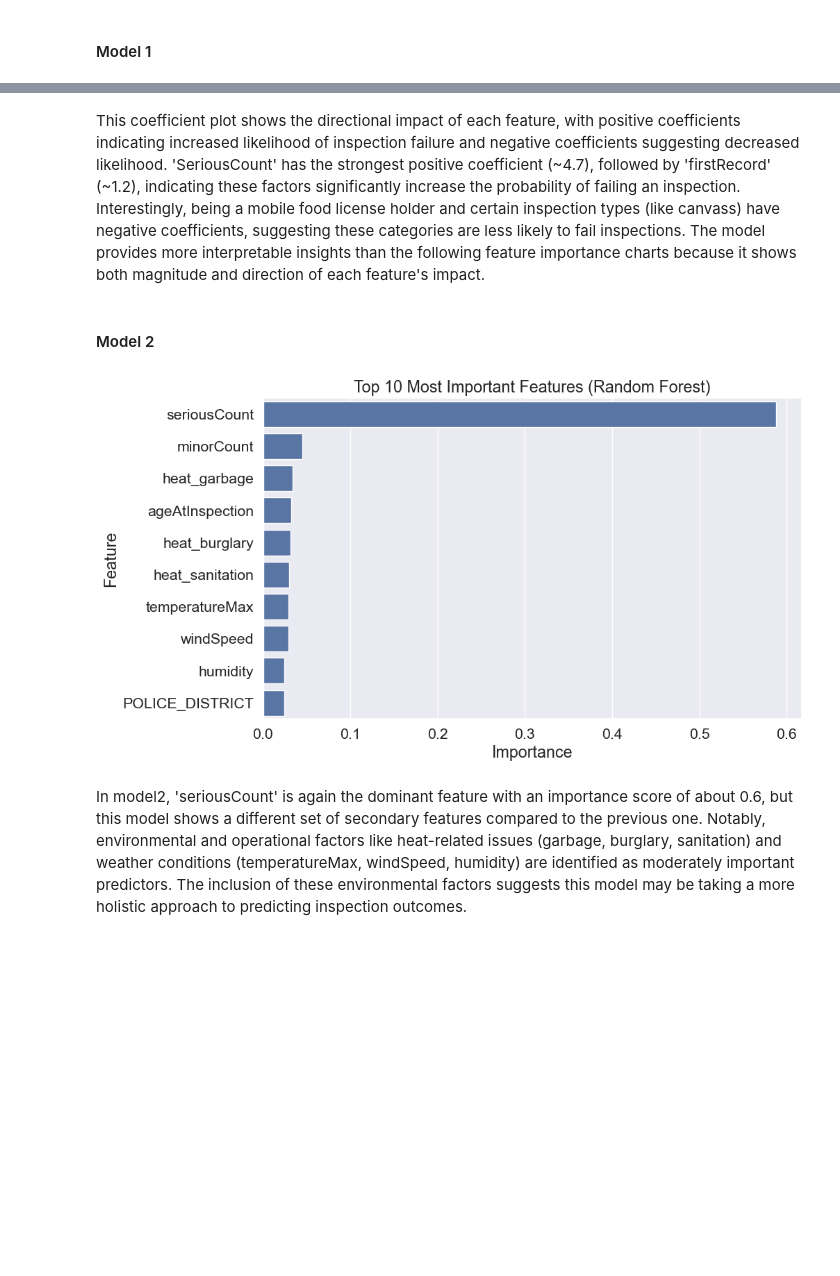
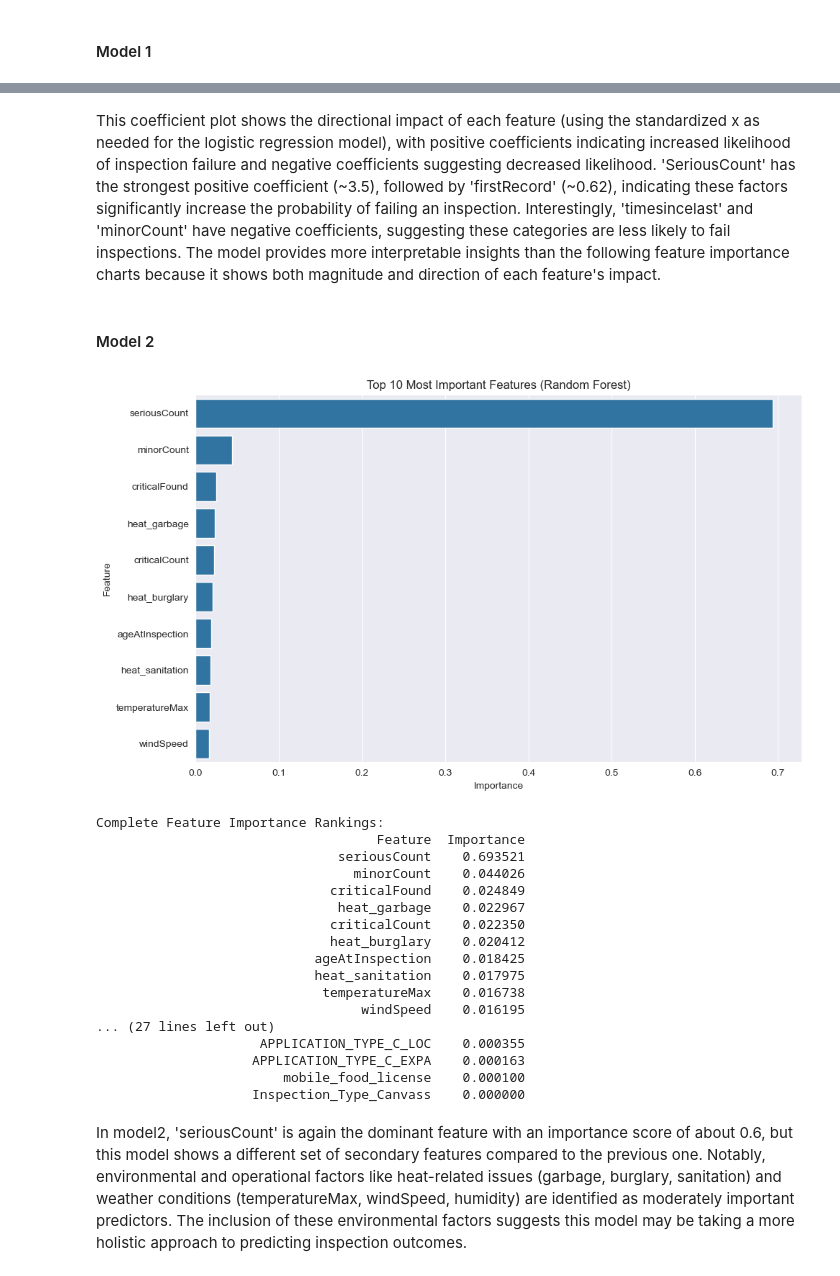
Before and after one commit to cindyalvar/Computational-Social-Science-Projects, a Jupyter notebook: Project 3/Project 3_Alvarez.ipynb, the cells around one changed output, grey strips where cells are left out. Drawn from its saved outputs; the diff is of its cells as text; code cells hidden in the pictures; blank space fills up the shorter version.

```diff
--- a/Project 3/Project 3_Alvarez.ipynb
+++ b/Project 3/Project 3_Alvarez.ipynb
@@ -492,10 +438,10 @@ grid_search = GridSearchCV(
     verbose=1
 )
 
-# Fit the grid search
-grid_search.fit(X, y)
+# Fit the grid search on training data only
+grid_search.fit(X_train, y_train)
 
-print("\nBest parameters:", grid_search.best_params_)
-print("Best cross-validation score:", grid_search.best_score_)
+# Get the already-fitted best model
+model2 = grid_search.best_estimator_
 # %% [output]
 Fitting 3 folds for each of 36 candidates, totalling 108 fits
@@ -545,7 +471,7 @@ grid_search = GridSearchCV(
 )
 
 # Fit the model
-grid_search.fit(X, y)
+grid_search.fit(X_train, y_train)
 
 # Get best model and save as model3
 model3 = grid_search.best_estimator_
@@ -753,30 +675,59 @@ print(logit_data.sort_values('abs_coef', ascending=False))
 # %% [markdown]
-This coefficient plot shows the directional impact of each feature, with positive coefficients indicating increased likelihood of inspection failure and negative coefficients suggesting decreased likelihood. 'SeriousCount' has the strongest positive coefficient (~4.7), followed by 'firstRecord' (~1.2), indicating these factors significantly increase the probability of failing an inspection. Interestingly, being a mobile food license holder and certain inspection types (like canvass) have negative coefficients, suggesting these categories are less likely to fail inspections. The model provides more interpretable insights than the following feature importance charts because it shows both magnitude and direction of each feature's impact.
+This coefficient plot shows the directional impact of each feature (using the standardized x as needed for the logistic regression model), with positive coefficients indicating increased likelihood of inspection failure and negative coefficients suggesting decreased likelihood. 'SeriousCount' has the strongest positive coefficient (~3.5), followed by 'firstRecord' (~0.62), indicating these factors significantly increase the probability of failing an inspection. Interestingly, 'timesincelast' and 'minorCount' have negative coefficients, suggesting these categories are less likely to fail inspections. The model provides more interpretable insights than the following feature importance charts because it shows both magnitude and direction of each feature's impact.
 # %% [markdown]
 #### Model 2
 # %%
-# Fit the model on full dataset
-model2.fit(X, y.ravel())
+def plot_rf_importances(model, X_train, n_top=10, figsize=(10, 6)):
+    # Create feature importance dataframe
+    feat_importances = pd.concat([
+        pd.DataFrame(X_train.columns),
+        pd.DataFrame(np.transpose(model2.feature_importances_))
+    ], axis=1)
 
-# Feature importance analysis with top 10 features
-import seaborn as sns
+    # Name the columns
+    feat_importances.columns = ["Feature", "Importance"]
 
-# Create feature importance dataframe using your method
-feat_importances = pd.concat([
-    pd.DataFrame(X.columns),
-    pd.DataFrame(np.transpose(model2.feature_importances_))
-], axis=1)
-feat_importances.columns = ["Feature", "Importance"]
+    # Sort by importance
+    feat_importances = feat_importances.sort_values('Importance', ascending=False)
 
-# Plot top 10 features
-plt.figure(figsize=(10, 6))
-sns.barplot(x="Importance",
-            y="Feature",
-            data=feat_importances.nlargest(10, 'Importance'))
-plt.title('Top 10 Most Important Features (Random Forest)')
-plt.show()
+    # Create the plot
+    plt.figure(figsize=figsize)
+    sns.barplot(
+        x="Importance",
+        y="Feature",
+        data=feat_importances.nlargest(n_top, 'Importance')
+    ).set_title(f'Top {n_top} Most Important Features (Random Forest)')
+
+    plt.tight_layout()
+    plt.show()
+
+    return feat_importances
+
+# Create plot and get feature importance data
+rf_importances = plot_rf_importances(model2, X_train, n_top=10)
+
+# Print full feature importance rankings
+print("\nComplete Feature Importance Rankings:")
+print(rf_importances.to_string(index=False))
 # %% [output]
-[figure, old version]
+[figure, new version]
+Complete Feature Importance Rankings:
+                                    Feature  Importance
+                               seriousCount    0.693521
+                                 minorCount    0.044026
+                              criticalFound    0.024849
+                               heat_garbage    0.022967
+                              criticalCount    0.022350
+                              heat_burglary    0.020412
+                            ageAtInspection    0.018425
+                            heat_sanitation    0.017975
+                             temperatureMax    0.016738
+                                  windSpeed    0.016195
+... (27 lines left out)
+                     APPLICATION_TYPE_C_LOC    0.000355
+                    APPLICATION_TYPE_C_EXPA    0.000163
+                        mobile_food_license    0.000100
+                    Inspection_Type_Canvass    0.000000
 # %% [markdown]
 In model2, 'seriousCount' is again the dominant feature with an importance score of about 0.6, but this model shows a different set of secondary features compared to the previous one. Notably, environmental and operational factors like heat-related issues (garbage, burglary, sanitation) and weather conditions (temperatureMax, windSpeed, humidity) are identified as moderately important predictors. The inclusion of these environmental factors suggests this model may be taking a more holistic approach to predicting inspection outcomes.
 # %% [markdown]
```
Also changed, not shown: parts of 30 cells of this notebook.
